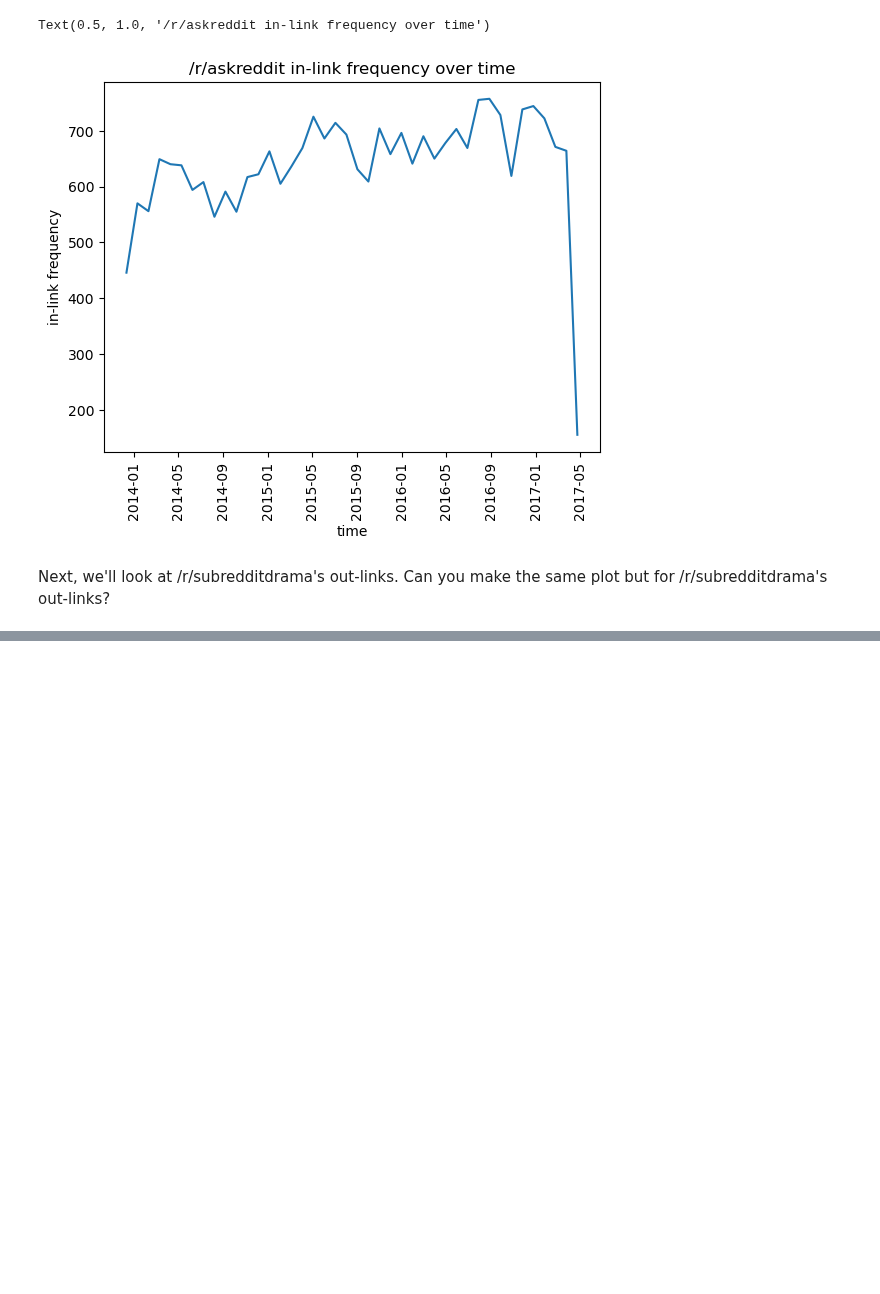
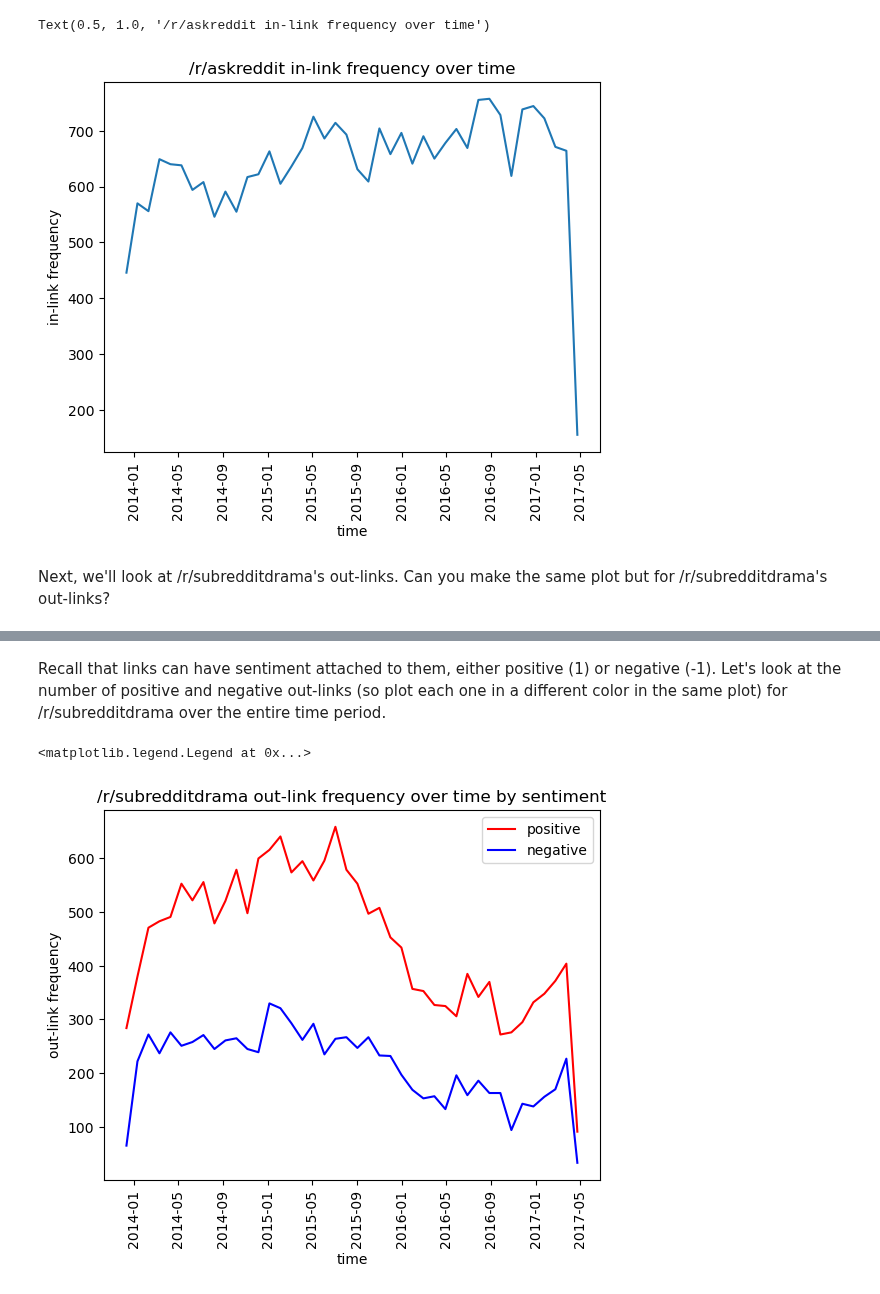
Before and after one commit to asmithh/network-science-data-book, a Jupyter notebook: class_09_datascience2.ipynb, the cells around one changed output, grey strips where cells are left out. Cells and saved outputs as stored; diff of their text form; code cells hidden in the pictures; blank space fills up the shorter version.

```diff
--- a/class_09_datascience2.ipynb
+++ b/class_09_datascience2.ipynb
@@ -201,0 +223,52 @@ Next, we'll look at /r/subredditdrama's out-links. Can you make the same plot bu
+# %% [markdown]
+Recall that links can have sentiment attached to them, either positive (1) or negative (-1). Let's look at the number of positive and negative out-links (so plot each one in a different color in the same plot) for /r/subredditdrama over the entire time period.
+# %%
+# Your Turn!
+
+qu_pos_outlinks = """
+SELECT TIMESTAMP, TARGET_SUBREDDIT \
+FROM reddit_hyperlinks \
+WHERE SOURCE_SUBREDDIT='subredditdrama' \
+AND LINK_SENTIMENT=1;
+"""
+df_pos_outlinks = pd.read_sql(qu_pos_outlinks, engine)
+
+df_pos_outlinks['ts_parsed_rounded'] = df_pos_outlinks[
+    'TIMESTAMP'
+    ].apply(pd.to_datetime).dt.floor('30d')
+
+pos_count_per_30d = df_pos_outlinks.groupby(
+    'ts_parsed_rounded').agg({'TIMESTAMP': 'count'})
+plt.plot(
+    pos_count_per_30d.index,
+    pos_count_per_30d['TIMESTAMP'],
+    color='red',
+    label='positive',)
+
+qu_neg_outlinks = """
+SELECT TIMESTAMP, TARGET_SUBREDDIT \
+FROM reddit_hyperlinks \
+WHERE SOURCE_SUBREDDIT='subredditdrama' \
+AND LINK_SENTIMENT=-1;
+"""
+df_neg_outlinks = pd.read_sql(qu_neg_outlinks, engine)
+
+df_neg_outlinks['ts_parsed_rounded'] = df_neg_outlinks[
+    'TIMESTAMP'
+    ].apply(pd.to_datetime).dt.floor('30d')
+
+neg_count_per_30d = df_neg_outlinks.groupby(
+    'ts_parsed_rounded').agg({'TIMESTAMP': 'count'})
+plt.plot(
+    neg_count_per_30d.index,
+    neg_count_per_30d['TIMESTAMP'],
+    color='blue',
+    label='negative',)
+plt.xticks(rotation=90)
+plt.xlabel('time')
+plt.ylabel('out-link frequency')
+plt.title('/r/subredditdrama out-link frequency over time by sentiment')
+plt.legend()
+# %% [output]
+<matplotlib.legend.Legend at 0x...>
+[figure, added]
```
Also changed, not shown: parts of 6 cells of this notebook.
